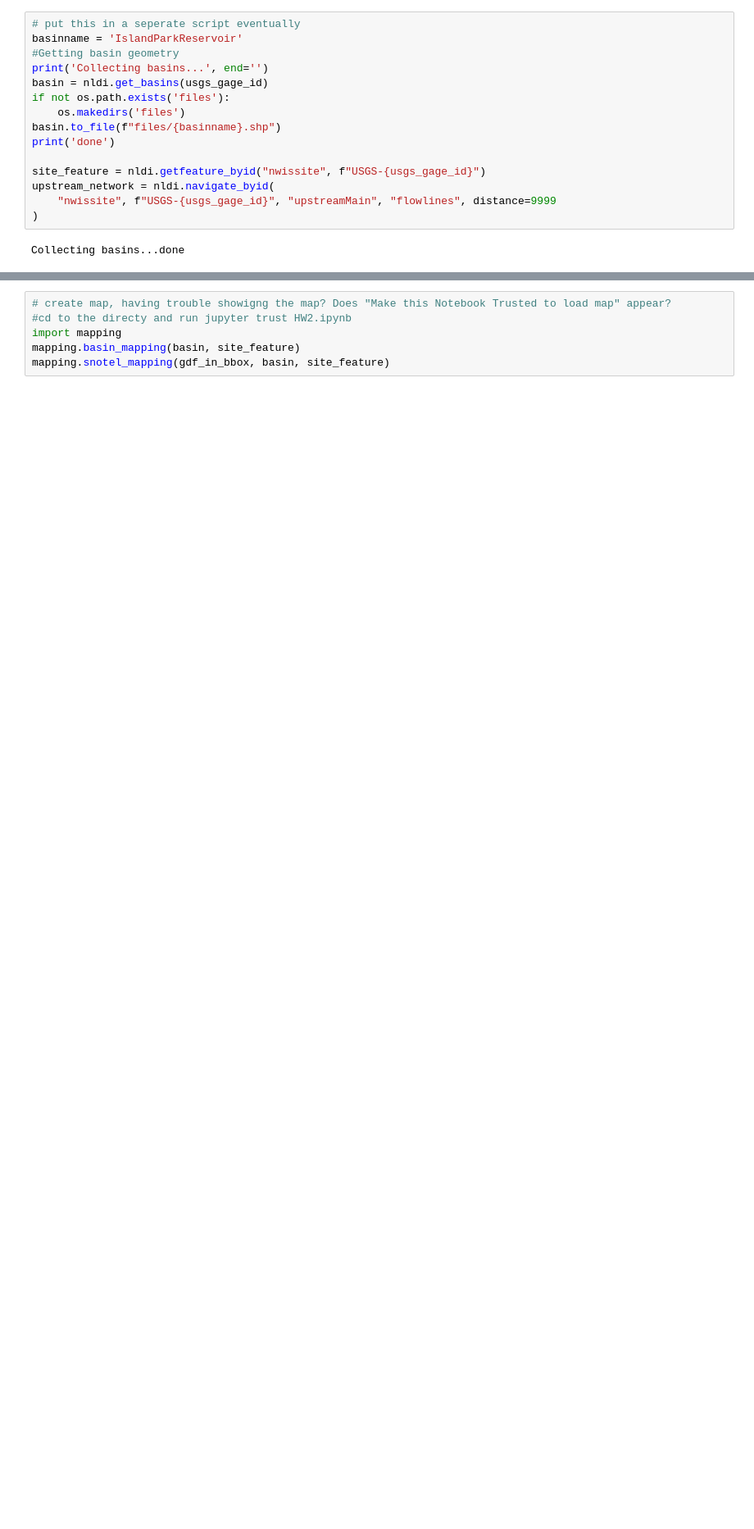
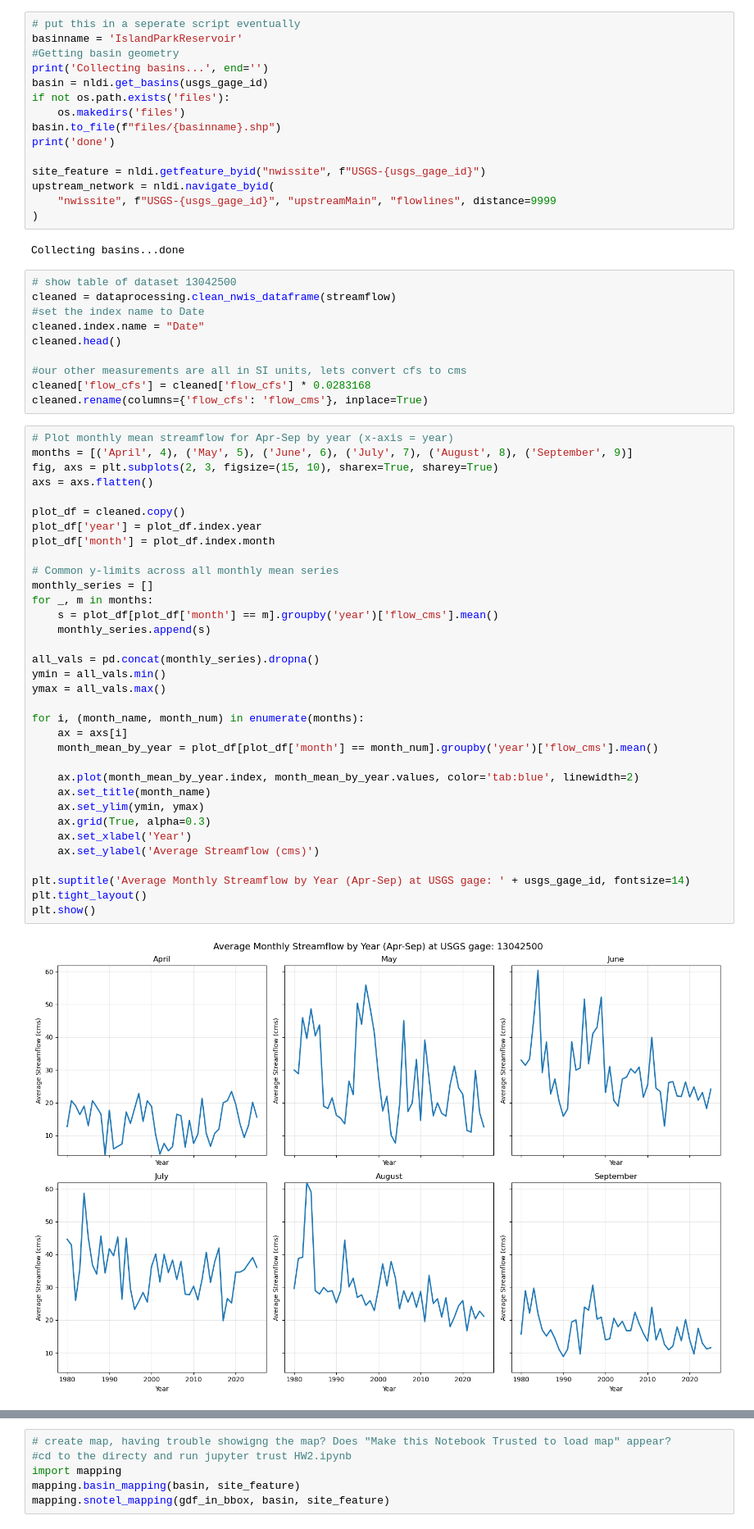
Before and after one commit to annasosnovske/HydroinformaticsHW2, a Jupyter notebook: HW2.ipynb, the cells around one changed output, grey strips where cells are left out. Shown at 82% size. Cells and saved outputs as stored; diff of their text form; blank space fills up the shorter version.

Commit message:
worked on figures

```diff
--- a/HW2.ipynb
+++ b/HW2.ipynb
@@ -41,6 +42,52 @@ upstream_network = nldi.navigate_byid(
 )
 # %% [output]
 Collecting basins...done
+# %%
+# show table of dataset 13042500
+cleaned = dataprocessing.clean_nwis_dataframe(streamflow)
+#set the index name to Date
+cleaned.index.name = "Date"
+cleaned.head()
+
+#our other measurements are all in SI units, lets convert cfs to cms
+cleaned['flow_cfs'] = cleaned['flow_cfs'] * 0.0283168
+cleaned.rename(columns={'flow_cfs': 'flow_cms'}, inplace=True)
+# %%
+# Plot monthly mean streamflow for Apr-Sep by year (x-axis = year)
+months = [('April', 4), ('May', 5), ('June', 6), ('July', 7), ('August', 8), ('September', 9)]
+fig, axs = plt.subplots(2, 3, figsize=(15, 10), sharex=True, sharey=True)
+axs = axs.flatten()
+
+plot_df = cleaned.copy()
+plot_df['year'] = plot_df.index.year
+plot_df['month'] = plot_df.index.month
+
+# Common y-limits across all monthly mean series
+monthly_series = []
+for _, m in months:
+    s = plot_df[plot_df['month'] == m].groupby('year')['flow_cms'].mean()
+    monthly_series.append(s)
+
+all_vals = pd.concat(monthly_series).dropna()
+ymin = all_vals.min()
+ymax = all_vals.max()
+
+for i, (month_name, month_num) in enumerate(months):
+    ax = axs[i]
+    month_mean_by_year = plot_df[plot_df['month'] == month_num].groupby('year')['flow_cms'].mean()
+
+    ax.plot(month_mean_by_year.index, month_mean_by_year.values, color='tab:blue', linewidth=2)
+    ax.set_title(month_name)
+    ax.set_ylim(ymin, ymax)
+    ax.grid(True, alpha=0.3)
+    ax.set_xlabel('Year')
+    ax.set_ylabel('Average Streamflow (cms)')
+
+plt.suptitle('Average Monthly Streamflow by Year (Apr-Sep) at USGS gage: ' + usgs_gage_id, fontsize=14)
+plt.tight_layout()
+plt.show()
+# %% [output]
+[figure, added]
 # %%
 # collect SNOTEL/SWE data
 
```
Also changed, not shown: parts of 9 cells of this notebook, 4 other files.
